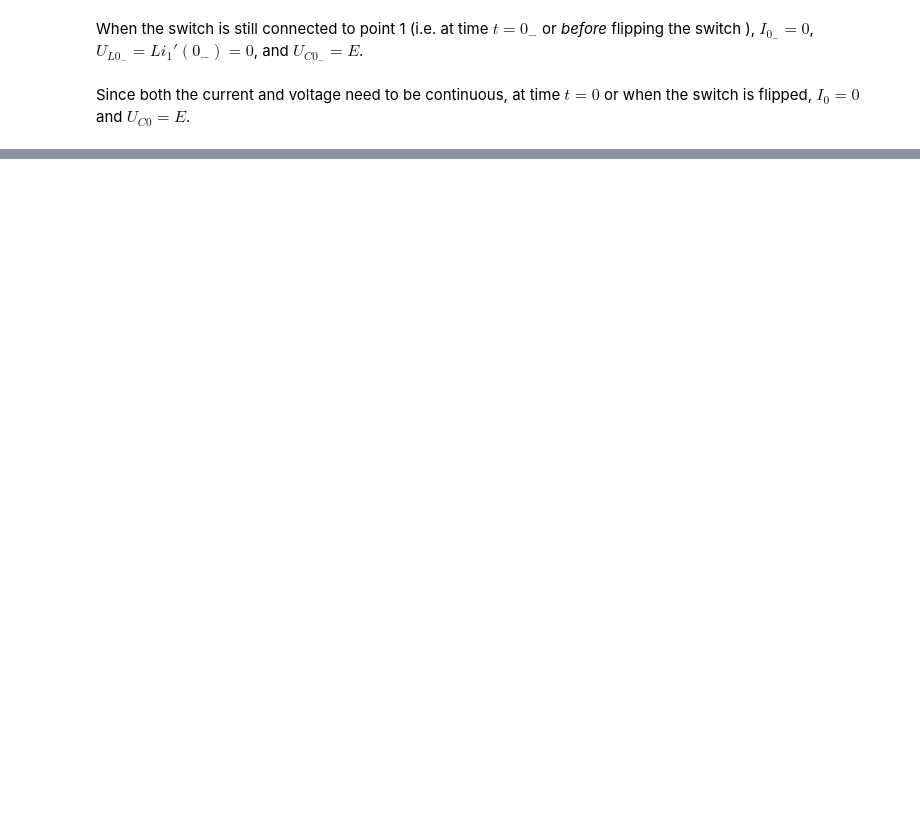
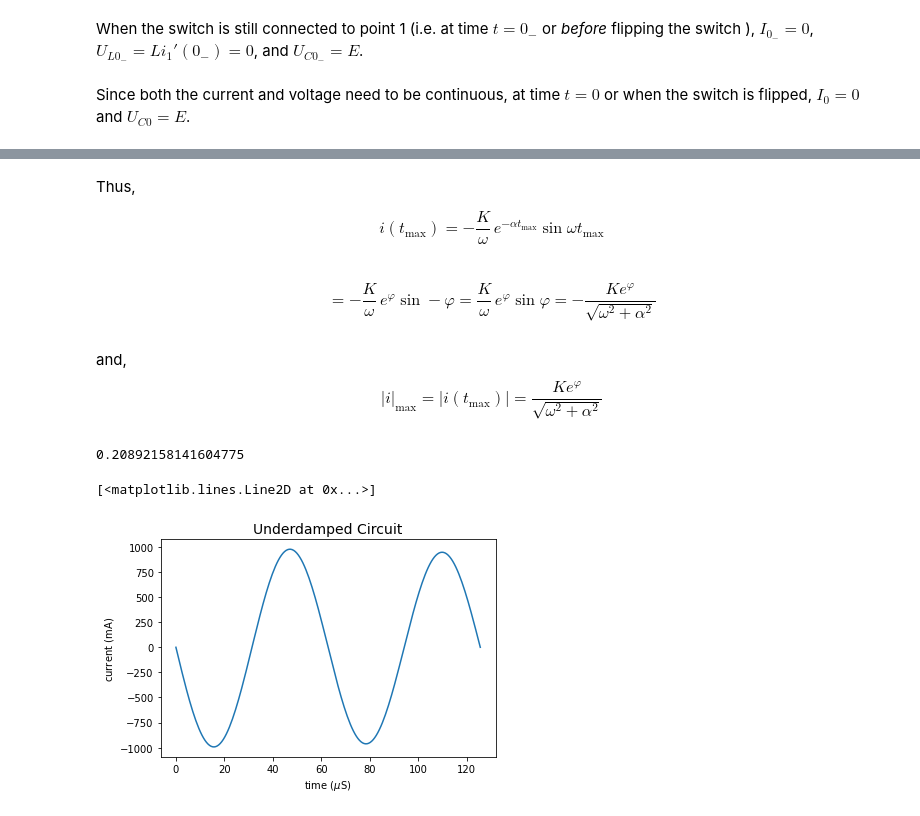
Before and after one commit to jordandll/JerzyRutkowski-CircuitTheory, a Jupyter notebook: TransientAnalysis/StepExcitation.ipynb, the cells around one changed output, grey strips where cells are left out. Drawn from its saved outputs; the diff is of its cells as text; code cells hidden in the pictures; blank space fills up the shorter version.

Commit message:
An inconsistency has appeared involving the maximum current in example 3.2.6-cont.

```diff
--- a/TransientAnalysis/StepExcitation.ipynb
+++ b/TransientAnalysis/StepExcitation.ipynb
@@ -1596,0 +1586,11 @@ and,
+# %% [markdown]
+Thus,
+
+$$i(t_\max) = -\frac{K}{\omega}\,e^{-\alpha  t_\max}\sin\omega t_\max$$
+# %% [markdown]
+$$ = -\frac{K}{\omega}\,e^\varphi \sin -\varphi = \frac{K}{\omega}\,e^\varphi \sin\varphi = -\frac{Ke^\varphi}{\sqrt{\omega^2+\alpha^2}}$$
+# %% [markdown]
+and,
+\begin{equation}\tag{Ex6c.8c}
+    |i|_\max = |i(t_\max)| = \frac{Ke^\varphi}{\sqrt{\omega^2+\alpha^2}}
+\end{equation}
@@ -1596,0 +1599,41 @@ and,
+# %%
+# Set the characteristics of the circuit
+L = 0.1e-3
+C = 1e-6
+R = 0.1
+E = 10
+
+K = E/L
+alpha = 0.5*R/L
+omega = 0.5*np.sqrt(4*L/C - R**2)/L
+varphi = -np.arcsin(omega/np.sqrt(omega**2 + alpha**2))
+
+i_max = (K*np.e**varphi) / np.sqrt(omega**2+alpha**2)
+i_max
+# %% [output]
+0.20892158141604775
+# %%
+# The time at which the magnitude of the current is at it's maximum.
+t_max = -varphi/omega
+
+# The frequency and period of the trigonometric factor of i(t).
+f = omega/(2*np.pi)
+p = 1/f
+
+# Create the time domain of the function.
+t = np.linspace(0, 2*p, num=200)
+
+# Define i(t).
+i = -K/omega * np.e**(-alpha*t)*np.sin(omega*t)
+
+# Create the figure and axes objects.
+fig, ax = plt.subplots()
+ax.set_title('Underdamped Circuit', size=14)
+ax.set_xlabel(r'time ($\mu \mathrm{S}$)')
+ax.set_ylabel(r'current ($\mathrm{mA}$)')
+
+# Plot the current.
+ax.plot(t*1e6, i*1e3)
+# %% [output]
+[<matplotlib.lines.Line2D at 0x...>]
+[figure, added]
```
Also changed, not shown: parts of 86 cells of this notebook.
